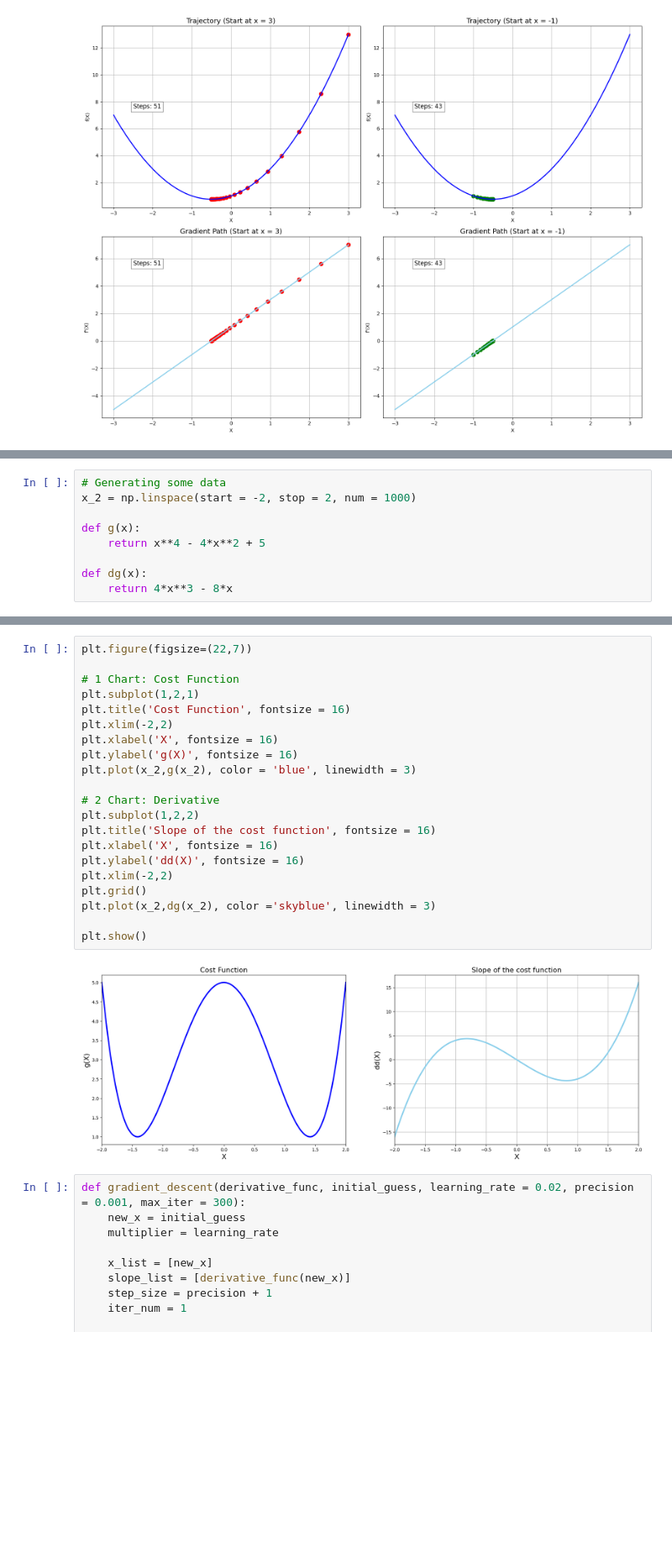
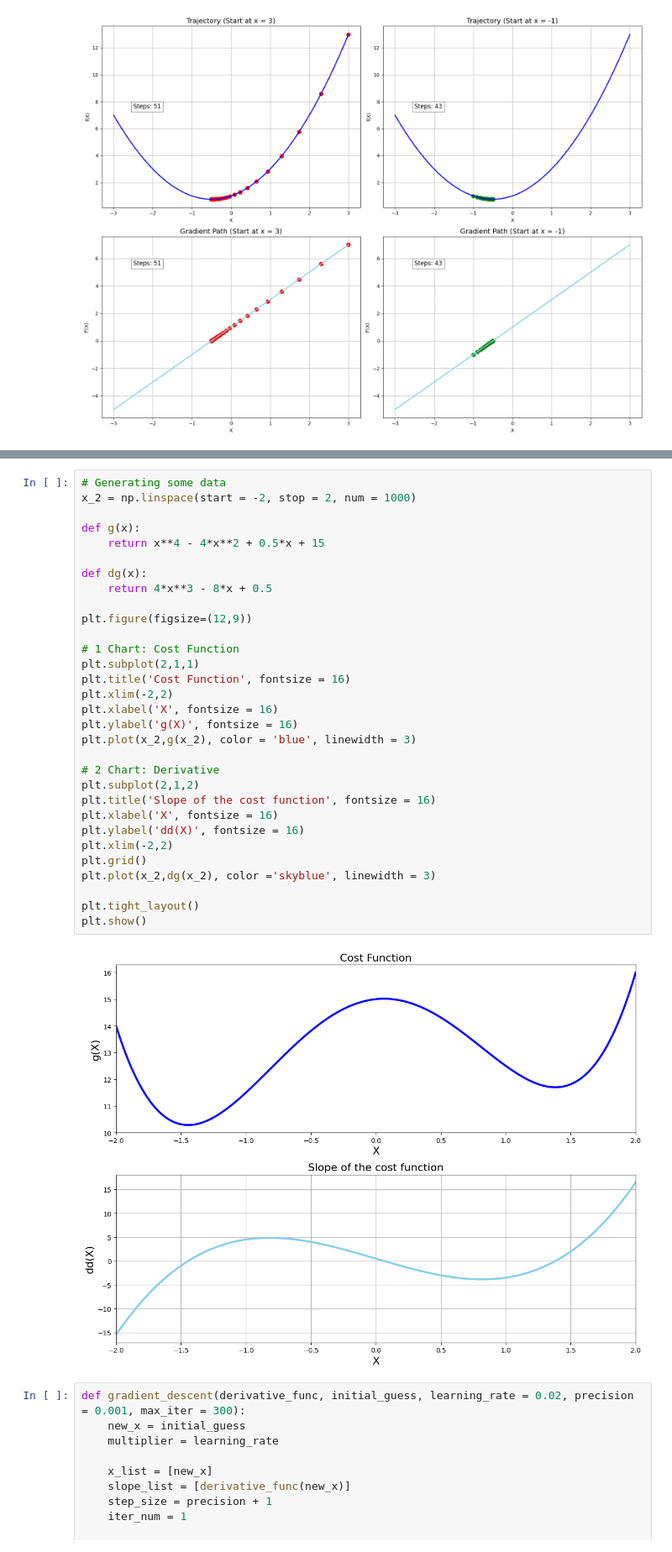
Before and after one commit to alextianyf/Gradient-Descent-Insights-into-Behavior-and-Optimization-Challenges, a Jupyter notebook: discussion.ipynb, the cells around one changed output, grey strips where cells are left out. Shown at 84% size. Saved outputs shown, nothing was run; the diff lists cells and outputs as text; blank space fills up the shorter version.

```diff
--- a/discussion.ipynb
+++ b/discussion.ipynb
@@ -332,9 +327,0 @@ $$g(x) = x^4 - x^2 + 5$$
-# %%
-# Generating some data
-x_2 = np.linspace(start = -2, stop = 2, num = 1000)
-
-def g(x):
-    return x**4 - 4*x**2 + 5
-
-def dg(x):
-    return 4*x**3 - 8*x
@@ -341,26 +343,36 @@ def dg(x):
 # %%
-plt.figure(figsize=(22,7))
+# Generating some data
+x_2 = np.linspace(start = -2, stop = 2, num = 1000)
+
+def g(x):
+    return x**4 - 4*x**2 + 0.5*x + 15
+
+def dg(x):
+    return 4*x**3 - 8*x + 0.5
+
+plt.figure(figsize=(12,9))
 
 # 1 Chart: Cost Function
-plt.subplot(1,2,1)
+plt.subplot(2,1,1)
 plt.title('Cost Function', fontsize = 16)
 plt.xlim(-2,2)
 plt.xlabel('X', fontsize = 16)
 plt.ylabel('g(X)', fontsize = 16)
 plt.plot(x_2,g(x_2), color = 'blue', linewidth = 3)
 
 # 2 Chart: Derivative
-plt.subplot(1,2,2)
+plt.subplot(2,1,2)
 plt.title('Slope of the cost function', fontsize = 16)
 plt.xlabel('X', fontsize = 16)
 plt.ylabel('dd(X)', fontsize = 16)
 plt.xlim(-2,2)
 plt.grid()
 plt.plot(x_2,dg(x_2), color ='skyblue', linewidth = 3)
 
+plt.tight_layout()
 plt.show()
 # %% [output]
-[figure, old version]
+[figure, new version]
 # %%
 def gradient_descent(derivative_func, initial_guess, learning_rate = 0.02, precision = 0.001, max_iter = 300):
     new_x = initial_guess
```
Also changed, not shown: parts of 14 cells of this notebook.
